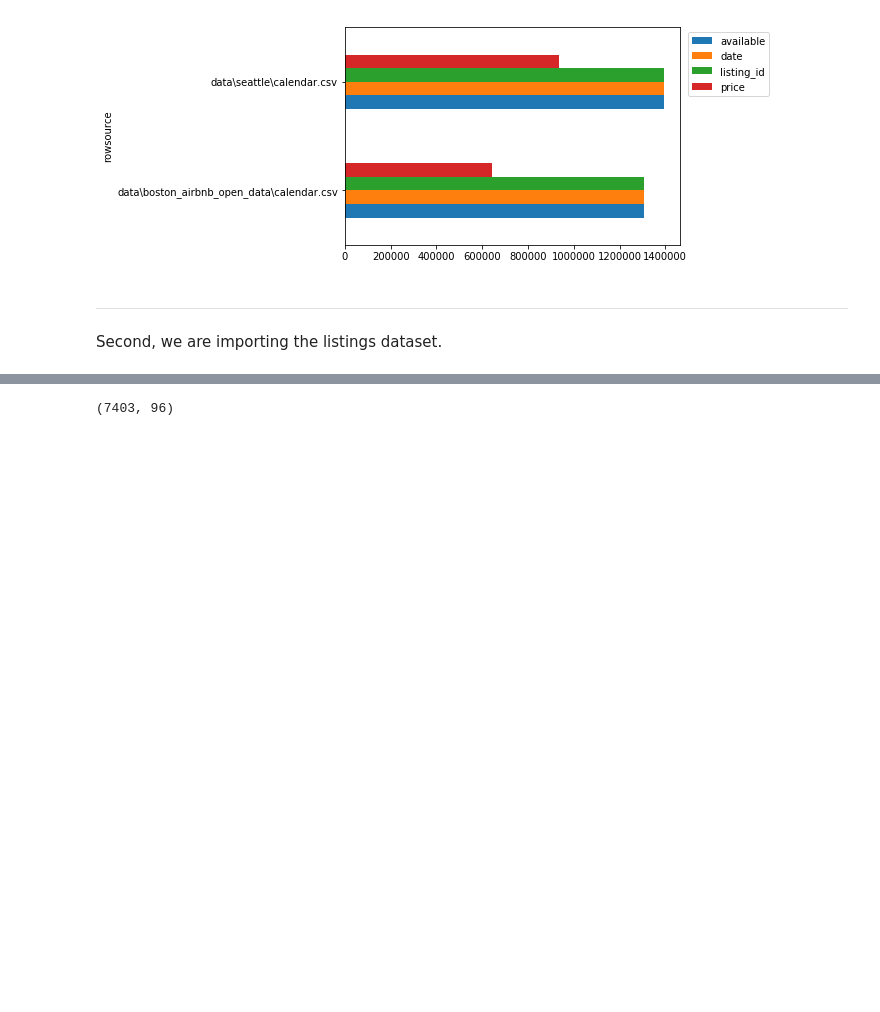
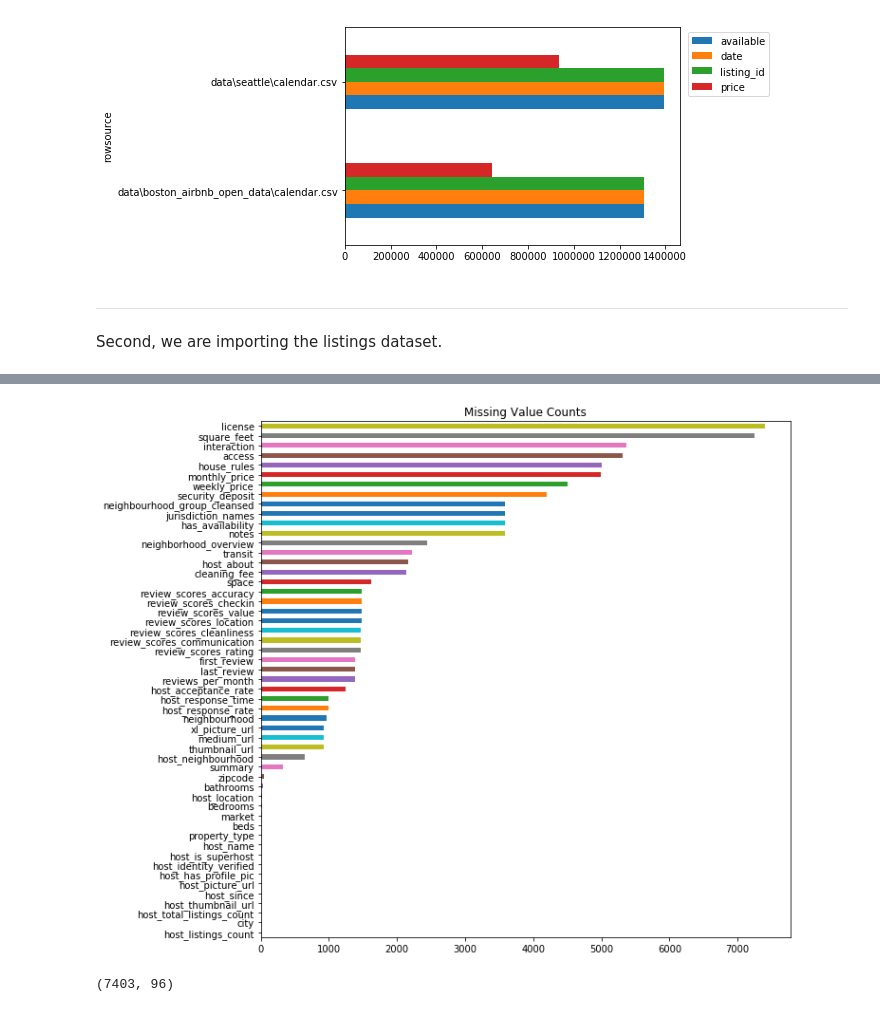
Before and after one commit to samlexrod/airbnb_ml, a Jupyter notebook: Airbnb_Analysis.ipynb, the cells around one changed output, grey strips where cells are left out. Drawn from its saved outputs; the diff is of its cells as text; code cells hidden in the pictures; blank space fills up the shorter version.

```diff
--- a/Airbnb_Analysis.ipynb
+++ b/Airbnb_Analysis.ipynb
@@ -131,3 +137,11 @@ listings.groupby('rowsource').count().plot.bar(legend=False, figsize=(10, 5), ro
+# %%
+listings.isnull().sum()\
+    .where(lambda x: x>0)\
+    .dropna()\
+    .sort_values(ascending=True)\
+    .plot.barh(figsize=(10, 10), title="Missing Value Counts");
+# %% [output]
+[figure, added]
 # %%
 listings.shape
 # %% [output]
```
Also changed, not shown: parts of 12 cells of this notebook.
